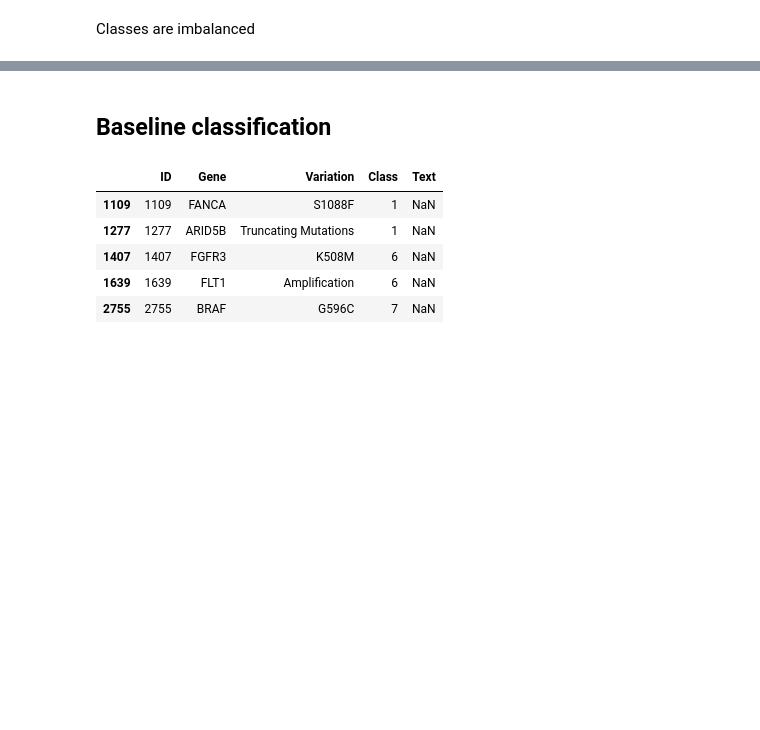
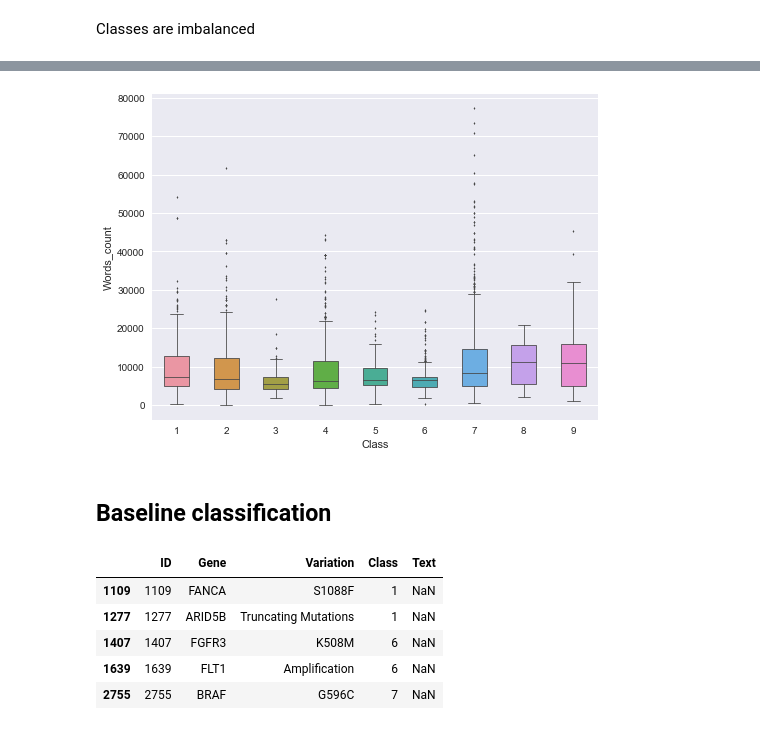
Before and after one commit to norbertstrzelecki/personalized_medicine_cancer_variants_classification, a Jupyter notebook: personalized_medicine_cancer_variants_classification.ipynb, the cells around one changed output, grey strips where cells are left out. Saved outputs shown, nothing was run; the diff lists cells and outputs as text; code cells hidden in the pictures; blank space fills up the shorter version.

```diff
--- a/personalized_medicine_cancer_variants_classification.ipynb
+++ b/personalized_medicine_cancer_variants_classification.ipynb
@@ -142,3 +171,10 @@ Classes are imbalanced
+# %%
+# Number of words in description by gene class
+plt.figure(figsize=(8,6))
+sns.boxplot(x='Class', y='Words_count', data=df_train, width=0.5, linewidth=0.8, fliersize=2)
+plt.show()
+# %% [output]
+[figure, added]
 # %% [markdown]
 ## Baseline classification
 # %%
```
Also changed, not shown: parts of 22 cells of this notebook.
